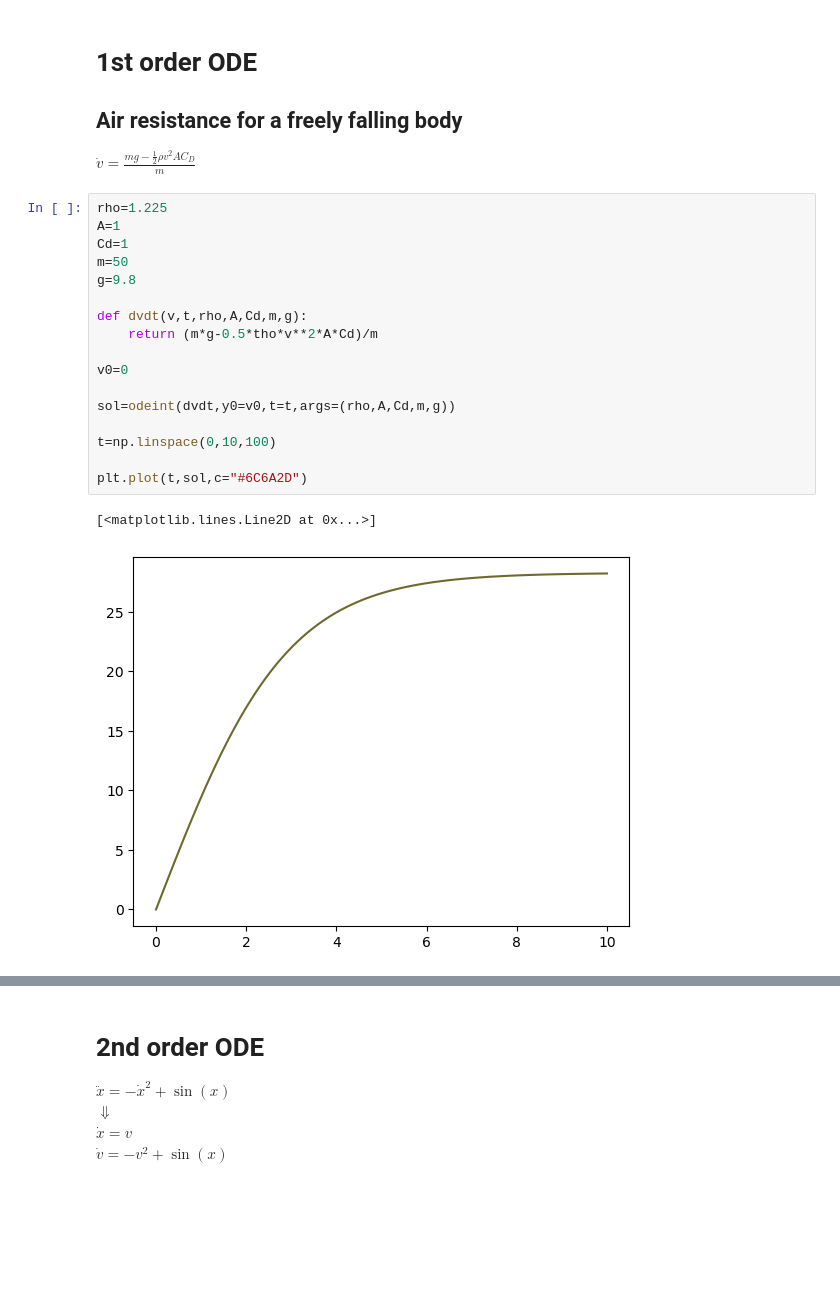
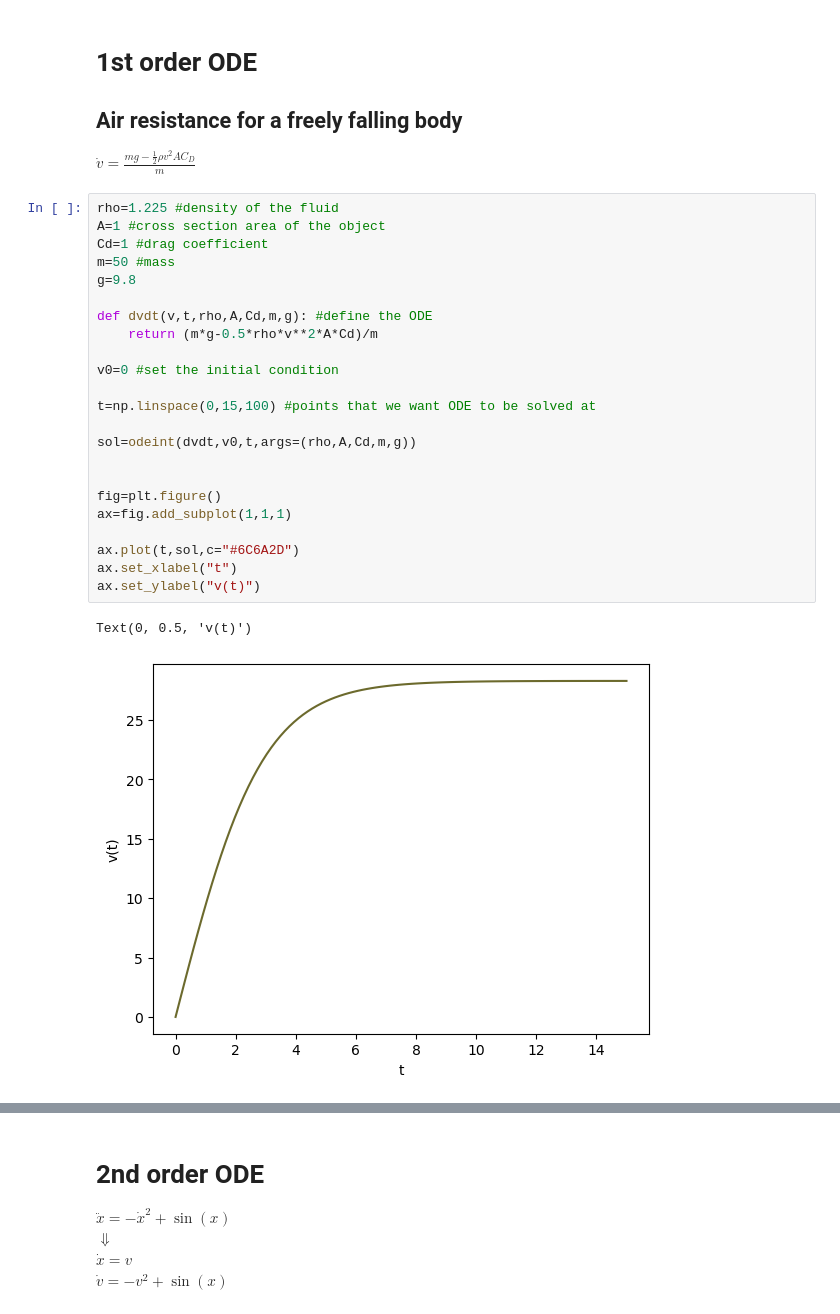
Before and after one commit to Dysnomia0417/cpreport, a Jupyter notebook: 歐滴伊.ipynb, the cells around one changed output, grey strips where cells are left out. Saved outputs shown, nothing was run; the diff lists cells and outputs as text; blank space fills up the shorter version.

```diff
--- a/歐滴伊.ipynb
+++ b/歐滴伊.ipynb
@@ -7,25 +7,31 @@ import matplotlib.pyplot as plt
 ## Air resistance for a freely falling body
 $\dot{v}=\frac{mg-\frac{1}{2}\rho{}v^2AC_D}{m}$
 # %%
-rho=1.225
-A=1
-Cd=1
-m=50
+rho=1.225 #density of the fluid
+A=1 #cross section area of the object
+Cd=1 #drag coefficient
+m=50 #mass
 g=9.8
 
-def dvdt(v,t,rho,A,Cd,m,g):
-    return (m*g-0.5*tho*v**2*A*Cd)/m
+def dvdt(v,t,rho,A,Cd,m,g): #define the ODE
+    return (m*g-0.5*rho*v**2*A*Cd)/m
 
-v0=0
+v0=0 #set the initial condition
 
-sol=odeint(dvdt,y0=v0,t=t,args=(rho,A,Cd,m,g))
+t=np.linspace(0,15,100) #points that we want ODE to be solved at
 
-t=np.linspace(0,10,100)
+sol=odeint(dvdt,v0,t,args=(rho,A,Cd,m,g))
 
-plt.plot(t,sol,c="#6C6A2D")
+
+fig=plt.figure()
+ax=fig.add_subplot(1,1,1)
+
+ax.plot(t,sol,c="#6C6A2D")
+ax.set_xlabel("t")
+ax.set_ylabel("v(t)")
 # %% [output]
-[<matplotlib.lines.Line2D at 0x...>]
+Text(0, 0.5, 'v(t)')
-[figure, old version]
+[figure, new version]
 # %% [markdown]
 # Coupled 1st order ODE
 $\dot{y_1}=y_1+y_2^2+3x$
```
Also changed, not shown: parts of 6 cells of this notebook.
